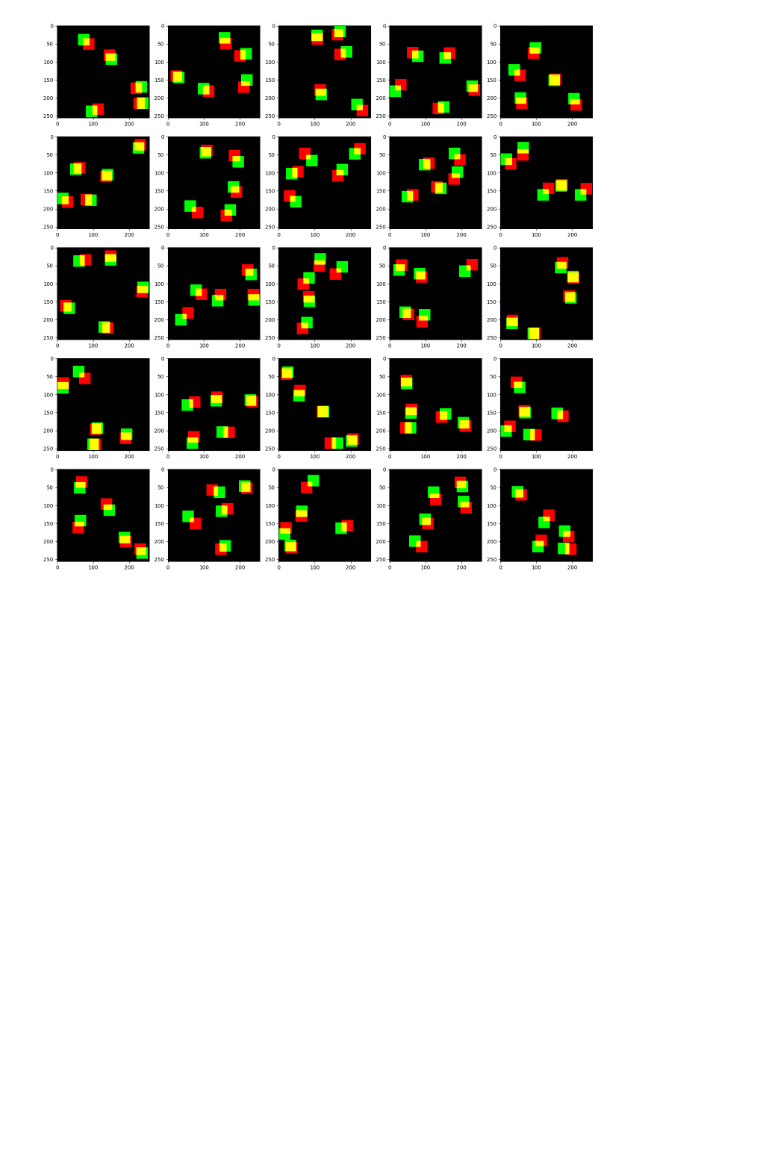
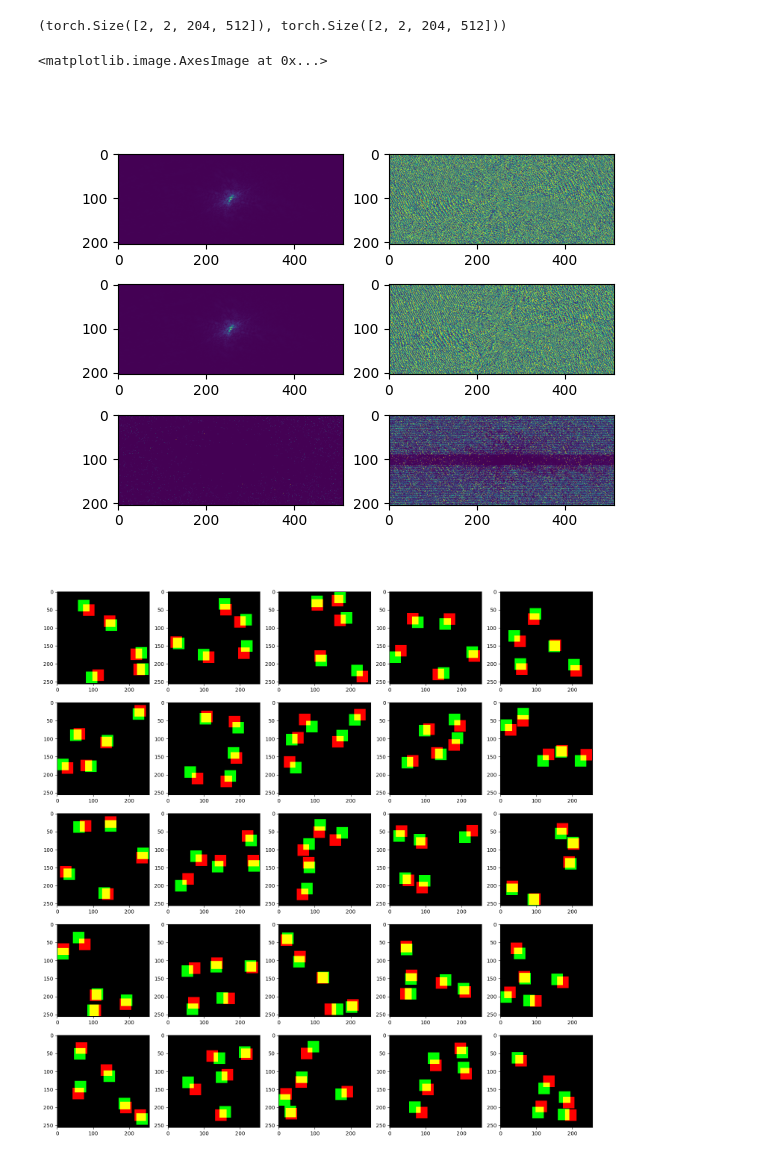
Before and after one commit to somcogo/space_time_reg, a Jupyter notebook: notebook.ipynb, the cells around one changed output. Drawn from its saved outputs; the diff is of its cells as text; code cells hidden in the pictures; blank space fills up the shorter version.

```diff
--- a/notebook.ipynb
+++ b/notebook.ipynb
@@ -15,3 +152,21 @@ import fastmri
+# %%
+moving.shape, gt_im.shape
+# %% [output]
+(torch.Size([2, 2, 204, 512]), torch.Size([2, 2, 204, 512]))
+# %%
+comp_moving = torch.view_as_complex(forw(moving).movedim(1,-1)).detach().cpu()
+comp_gt = torch.view_as_complex(gt_kspace_data.movedim(1,-1)).detach().cpu()
+f,a = plt.subplots(3,2)
+a[0,0].imshow(comp_moving[0].abs())
+a[0,1].imshow(comp_moving[0].angle())
+a[1,0].imshow(comp_gt[0].abs())
+a[1,1].imshow(comp_gt[0].angle())
+
+a[2,0].imshow((comp_gt[0].abs() - comp_moving[0].abs()).abs())
+a[2,1].imshow((comp_gt[0].angle() - comp_moving[0].angle()).abs())
+# %% [output]
+<matplotlib.image.AxesImage at 0x...>
+[figure, added]
 # %%
 import random
 def load_shape(name):
```
Also changed, not shown: parts of 8 cells of this notebook, 9 other files.
